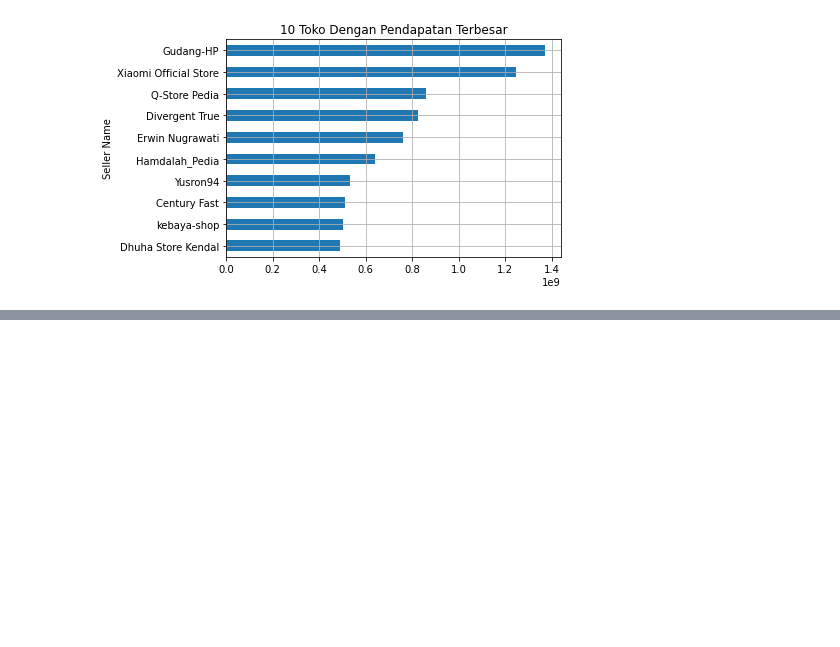
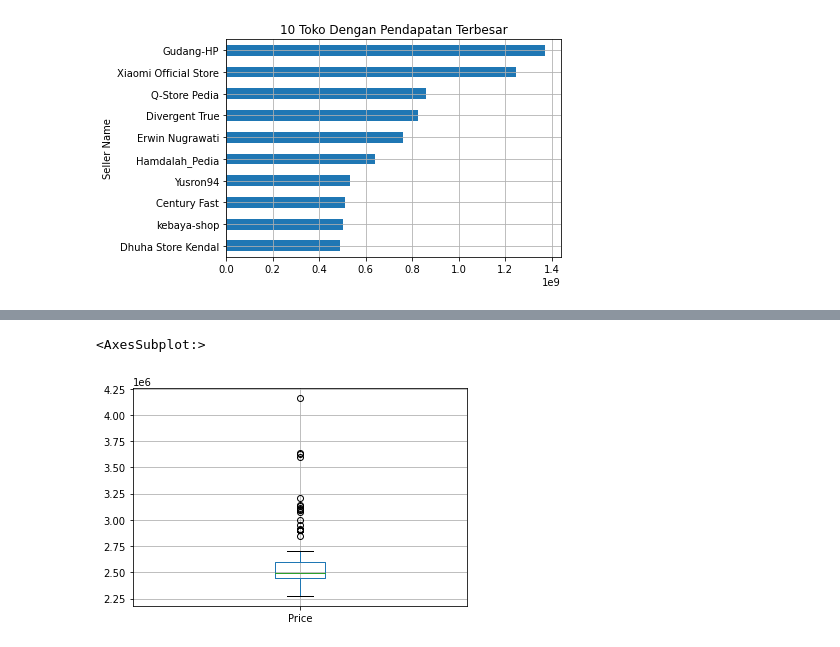
Before and after one commit to prasetyatf/EDA_RedmiNote11_tokped, a Jupyter notebook: analisis.ipynb, the cells around one changed output, grey strips where cells are left out. Saved outputs shown, nothing was run; the diff lists cells and outputs as text; code cells hidden in the pictures; blank space fills up the shorter version.

```diff
--- a/analisis.ipynb
+++ b/analisis.ipynb
@@ -311,0 +376,6 @@ income.tail(10).plot(kind='barh', grid=True, title='10 Toko Dengan Pendapatan Te
+# %%
+# deteksi outlier pada kolom Convertion Rate
+df.boxplot('Price')
+# %% [output]
+<AxesSubplot:>
+[figure, added]
```
Also changed, not shown: parts of 26 cells of this notebook.
